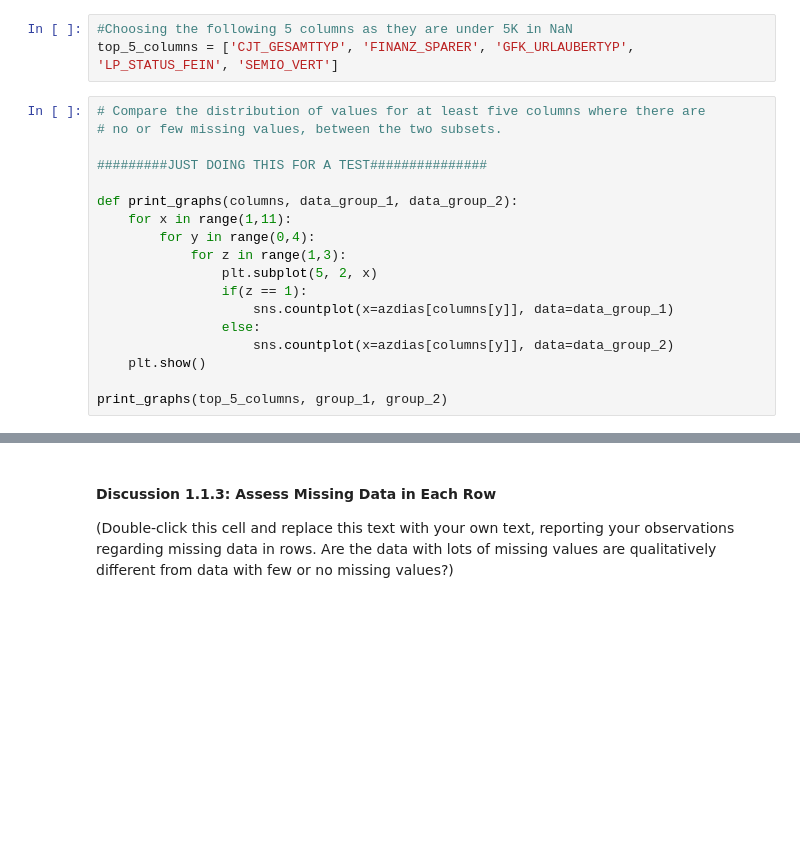
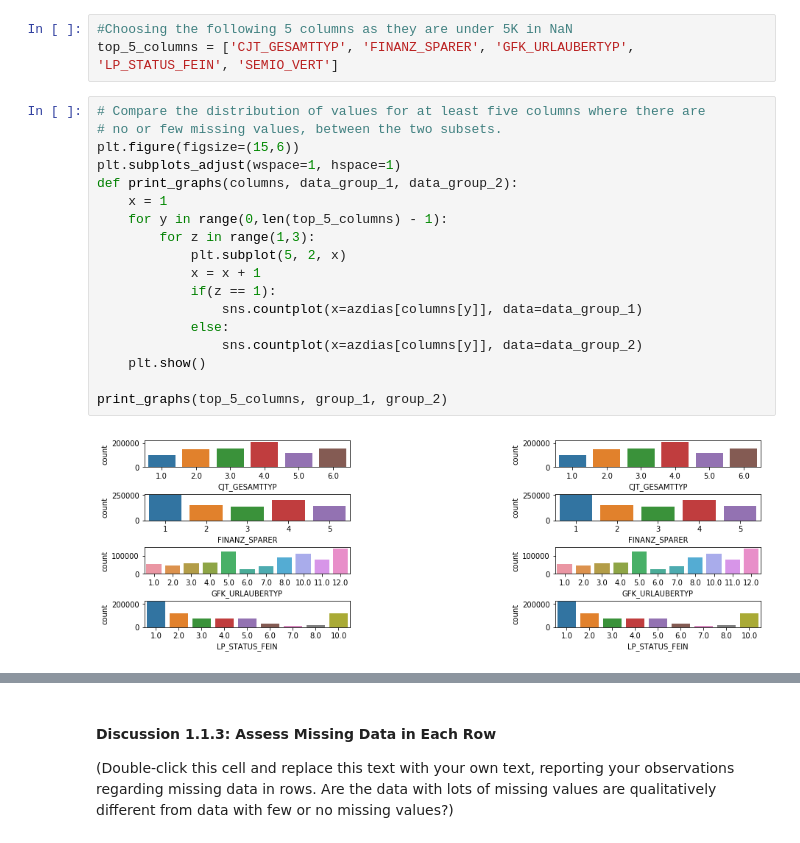
Before and after one commit to greulist137/Data-Science---Customer-Segments, a Jupyter notebook: Identify_Customer_Segments.ipynb, the cells around one changed output, grey strips where cells are left out. Cells and saved outputs as stored; diff of their text form; blank space fills up the shorter version.

```diff
--- a/Identify_Customer_Segments.ipynb
+++ b/Identify_Customer_Segments.ipynb
@@ -165,19 +265,21 @@ top_5_columns = ['CJT_GESAMTTYP', 'FINANZ_SPARER', 'GFK_URLAUBERTYP', 'LP_STATUS
 # %%
 # Compare the distribution of values for at least five columns where there are
 # no or few missing values, between the two subsets.
-
-#########JUST DOING THIS FOR A TEST###############
-
+plt.figure(figsize=(15,6))
+plt.subplots_adjust(wspace=1, hspace=1)
 def print_graphs(columns, data_group_1, data_group_2):
-    for x in range(1,11):
-        for y in range(0,4):
-            for z in range(1,3):
-                plt.subplot(5, 2, x)
-                if(z == 1):
-                    sns.countplot(x=azdias[columns[y]], data=data_group_1)
-                else:
-                    sns.countplot(x=azdias[columns[y]], data=data_group_2)
+    x = 1
+    for y in range(0,len(top_5_columns) - 1):
+        for z in range(1,3):
+            plt.subplot(5, 2, x)
+            x = x + 1
+            if(z == 1):
+                sns.countplot(x=azdias[columns[y]], data=data_group_1)
+            else:
+                sns.countplot(x=azdias[columns[y]], data=data_group_2)
     plt.show()
 
 print_graphs(top_5_columns, group_1, group_2)
+# %% [output]
+[figure, added]
 # %%
```
Also changed, not shown: parts of 19 cells of this notebook.
